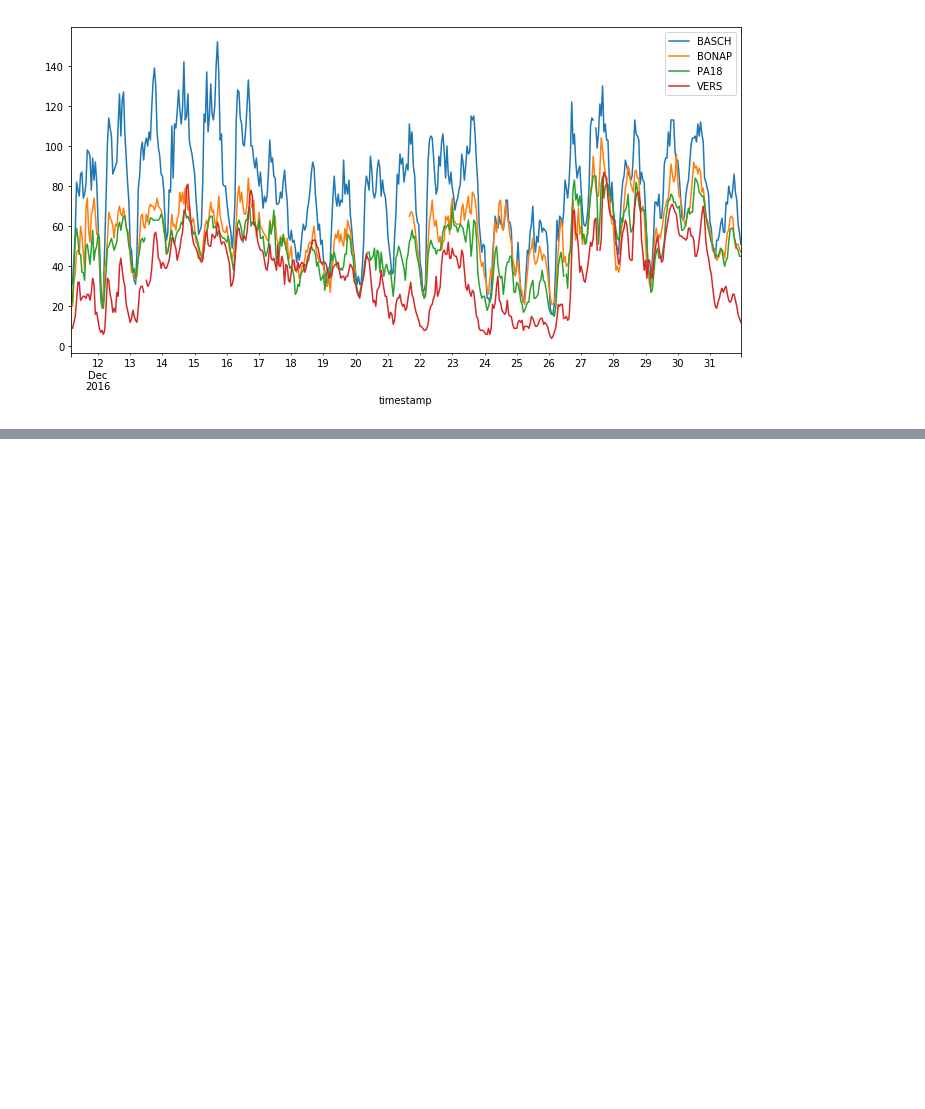
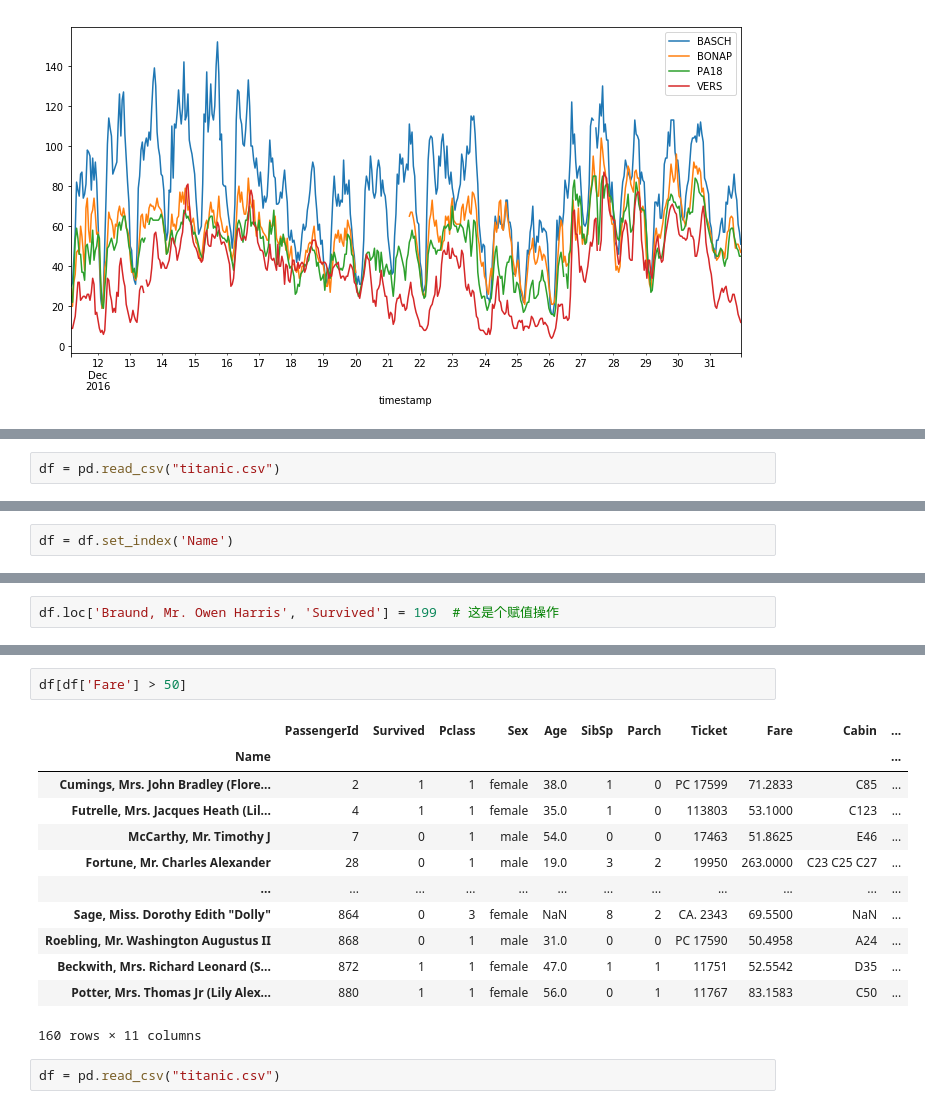
Before and after one commit to orangle/learn-spark, a Jupyter notebook: dataAnalyst/pandasLearn/0-pandas_basic.ipynb, the cells around one changed output, grey strips where cells are left out. Cells and saved outputs as stored; diff of their text form; blank space fills up the shorter version.

```diff
--- a/dataAnalyst/pandasLearn/pandas_basic.ipynb
+++ b/dataAnalyst/pandasLearn/0-pandas_basic.ipynb
@@ -397,0 +400,2 @@ no2[-500:].plot(figsize=(12,6))
+# %%
+df = pd.read_csv("titanic.csv")
@@ -397,0 +427,2 @@ no2[-500:].plot(figsize=(12,6))
+# %%
+df = df.set_index('Name')
@@ -397,0 +450,2 @@ no2[-500:].plot(figsize=(12,6))
+# %%
+df.loc['Braund, Mr. Owen Harris', 'Survived'] = 199  # 这是个赋值操作
@@ -397,0 +474,17 @@ no2[-500:].plot(figsize=(12,6))
+# %%
+df[df['Fare'] > 50]
+# %% [output]
+|  | PassengerId | Survived | Pclass | Sex | Age | SibSp | Parch | Ticket | Fare | Cabin | ... |
+| Name |  |  |  |  |  |  |  |  |  |  | ... |
+| Cumings, Mrs. John Bradley (Flore... | 2 | 1 | 1 | female | 38.0 | 1 | 0 | PC 17599 | 71.2833 | C85 | ... |
+| Futrelle, Mrs. Jacques Heath (Lil... | 4 | 1 | 1 | female | 35.0 | 1 | 0 | 113803 | 53.1000 | C123 | ... |
+| McCarthy, Mr. Timothy J | 7 | 0 | 1 | male | 54.0 | 0 | 0 | 17463 | 51.8625 | E46 | ... |
+| Fortune, Mr. Charles Alexander | 28 | 0 | 1 | male | 19.0 | 3 | 2 | 19950 | 263.0000 | C23 C25 C27 | ... |
+| ... | ... | ... | ... | ... | ... | ... | ... | ... | ... | ... | ... |
+| Sage, Miss. Dorothy Edith "Dolly" | 864 | 0 | 3 | female | NaN | 8 | 2 | CA. 2343 | 69.5500 | NaN | ... |
+| Roebling, Mr. Washington Augustus II | 868 | 0 | 1 | male | 31.0 | 0 | 0 | PC 17590 | 50.4958 | A24 | ... |
+| Beckwith, Mrs. Richard Leonard (S... | 872 | 1 | 1 | female | 47.0 | 1 | 1 | 11751 | 52.5542 | D35 | ... |
+| Potter, Mrs. Thomas Jr (Lily Alex... | 880 | 1 | 1 | female | 56.0 | 0 | 1 | 11767 | 83.1583 | C50 | ... |
+160 rows × 11 columns
+# %%
+df = pd.read_csv("titanic.csv")
```
Also changed, not shown: parts of 20 cells of this notebook.
